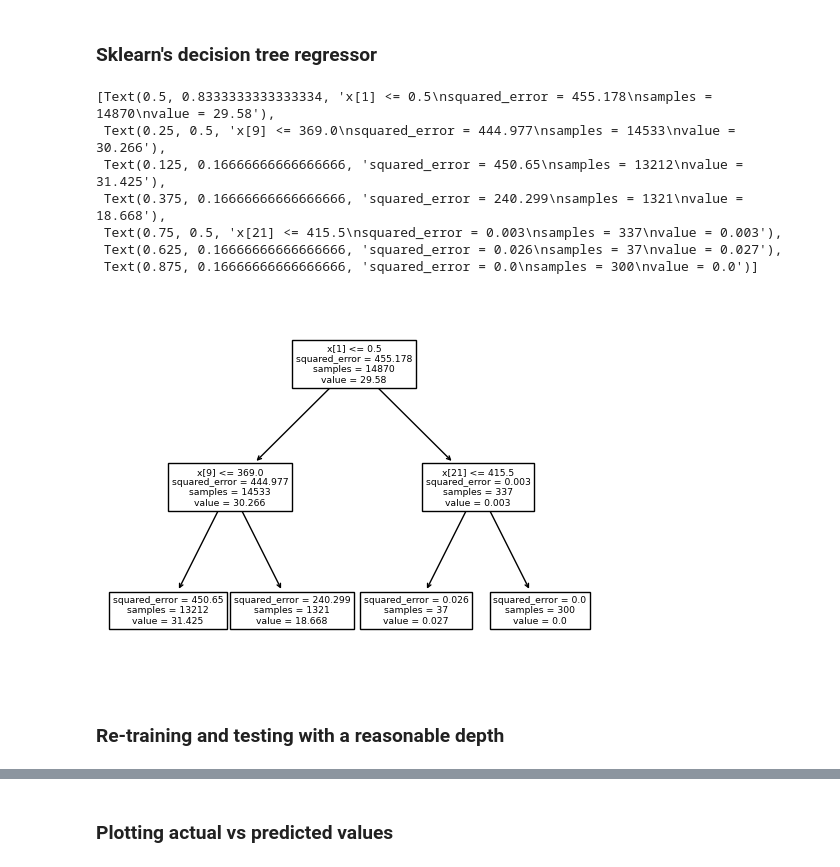
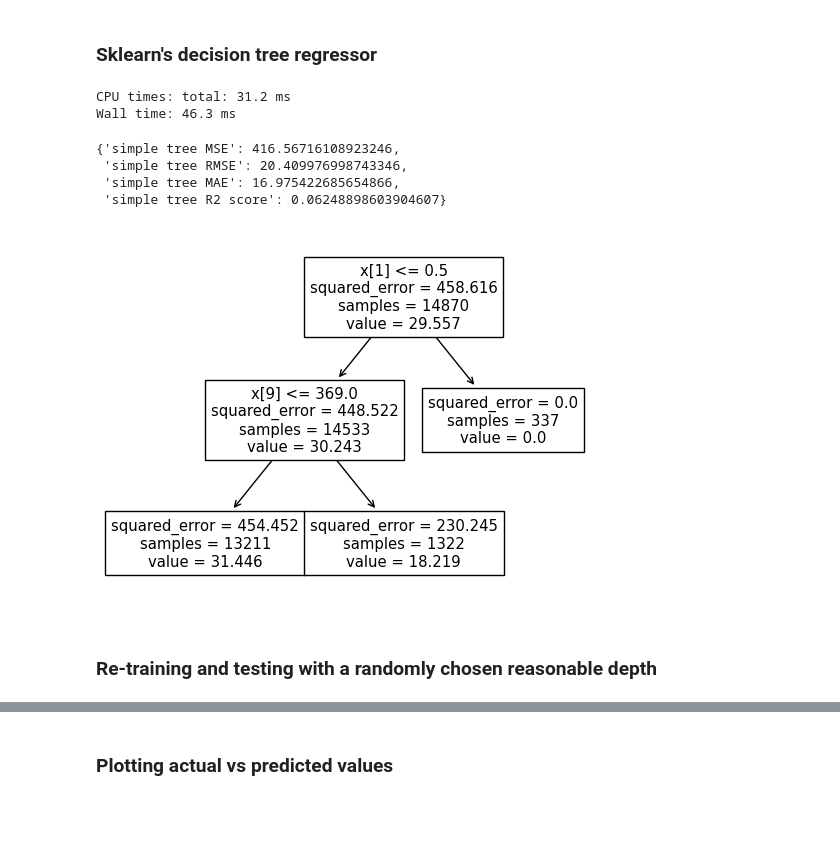
Before and after one commit to baari-ali/hard-drive-predictive-maintenance, a Jupyter notebook: src/sklearn_dt_and_rf.ipynb, the cells around one changed output, grey strips where cells are left out. Drawn from its saved outputs; the diff is of its cells as text; code cells hidden in the pictures; blank space fills up the shorter version.

```diff
--- a/src/sklearn_dt_and_rf.ipynb
+++ b/src/sklearn_dt_and_rf.ipynb
@@ -66,18 +83,22 @@ y_train_2, y_test_2 = y[:split_index], y[split_index:]
 # %% [markdown]
 ### Sklearn's decision tree regressor
 # %%
+%%time
+
 dtr = DecisionTreeRegressor(max_depth=2, min_samples_split=2)
 dtr.fit(X_train, y_train)
 plot_tree(dtr)
+y_pred = dtr.predict(X_test)
+
+regression_metrics(y_test, y_pred, model_name='simple tree')
 # %% [output]
-[Text(0.5, 0.8333333333333334, 'x[1] <= 0.5\nsquared_error = 455.178\nsamples = 14870\nvalue = 29.58'),
- Text(0.25, 0.5, 'x[9] <= 369.0\nsquared_error = 444.977\nsamples = 14533\nvalue = 30.266'),
- Text(0.125, 0.16666666666666666, 'squared_error = 450.65\nsamples = 13212\nvalue = 31.425'),
- Text(0.375, 0.16666666666666666, 'squared_error = 240.299\nsamples = 1321\nvalue = 18.668'),
- Text(0.75, 0.5, 'x[21] <= 415.5\nsquared_error = 0.003\nsamples = 337\nvalue = 0.003'),
- Text(0.625, 0.16666666666666666, 'squared_error = 0.026\nsamples = 37\nvalue = 0.027'),
- Text(0.875, 0.16666666666666666, 'squared_error = 0.0\nsamples = 300\nvalue = 0.0')]
+CPU times: total: 31.2 ms
+Wall time: 46.3 ms
+{'simple tree MSE': 416.56716108923246,
+ 'simple tree RMSE': 20.409976998743346,
+ 'simple tree MAE': 16.975422685654866,
+ 'simple tree R2 score': 0.06248898603904607}
-[figure, old version]
+[figure, new version]
 # %% [markdown]
-### Re-training and testing with a reasonable depth
+### Re-training and testing with a randomly chosen reasonable depth
 # %%
```
Also changed, not shown: parts of 44 cells of this notebook.
